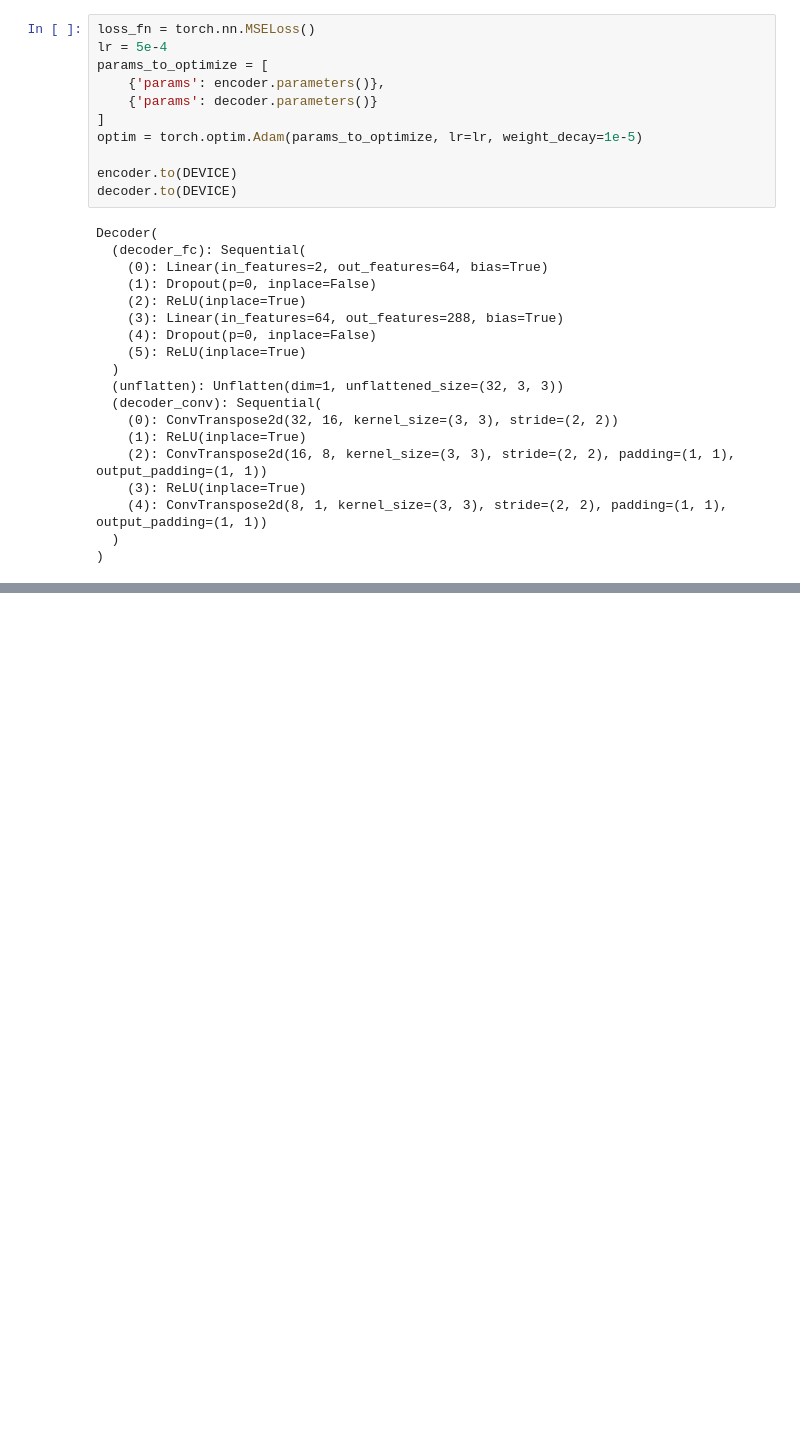
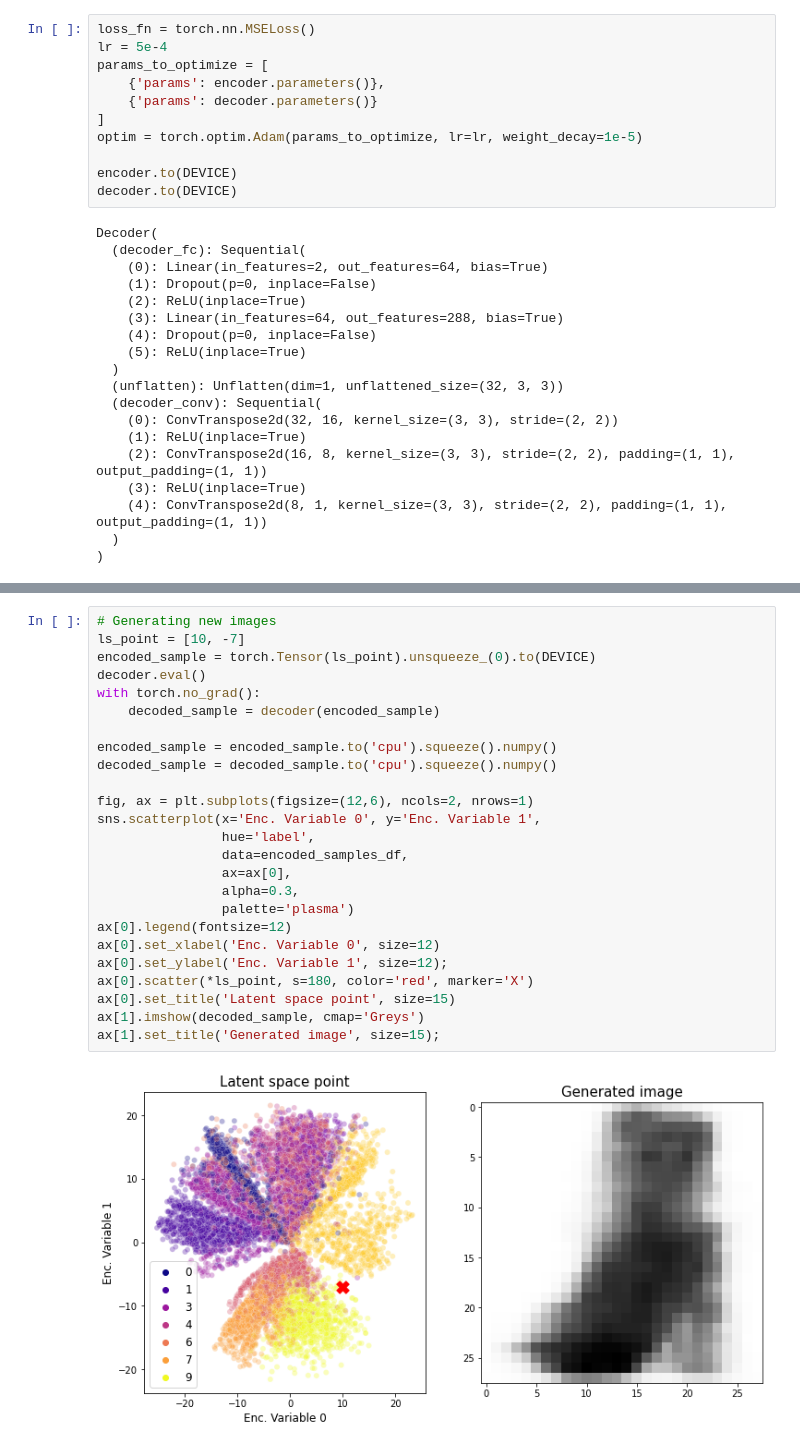
Before and after one commit to rossetl/NNDL, a Jupyter notebook: Homework 2/Autoencoder_Rosset_Lorenzo.ipynb, the cells around one changed output, grey strips where cells are left out. Saved outputs shown, nothing was run; the diff lists cells and outputs as text; blank space fills up the shorter version.

Commit message:
latent space

```diff
--- a/Homework 2/Autoencoder_Rosset_Lorenzo.ipynb
+++ b/Homework 2/Autoencoder_Rosset_Lorenzo.ipynb
@@ -255,0 +275,27 @@ ax.legend(fontsize=12)
+# %%
+# Generating new images
+ls_point = [10, -7]
+encoded_sample = torch.Tensor(ls_point).unsqueeze_(0).to(DEVICE)
+decoder.eval()
+with torch.no_grad():
+    decoded_sample = decoder(encoded_sample)
+
+encoded_sample = encoded_sample.to('cpu').squeeze().numpy()
+decoded_sample = decoded_sample.to('cpu').squeeze().numpy()
+
+fig, ax = plt.subplots(figsize=(12,6), ncols=2, nrows=1)
+sns.scatterplot(x='Enc. Variable 0', y='Enc. Variable 1',
+                hue='label',
+                data=encoded_samples_df,
+                ax=ax[0],
+                alpha=0.3,
+                palette='plasma')
+ax[0].legend(fontsize=12)
+ax[0].set_xlabel('Enc. Variable 0', size=12)
+ax[0].set_ylabel('Enc. Variable 1', size=12);
+ax[0].scatter(*ls_point, s=180, color='red', marker='X')
+ax[0].set_title('Latent space point', size=15)
+ax[1].imshow(decoded_sample, cmap='Greys')
+ax[1].set_title('Generated image', size=15);
+# %% [output]
+[figure, added]
```
Also changed, not shown: parts of 15 cells of this notebook.
